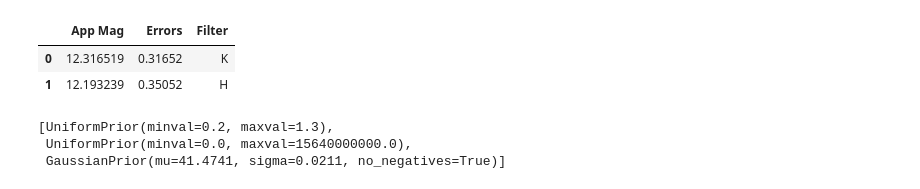
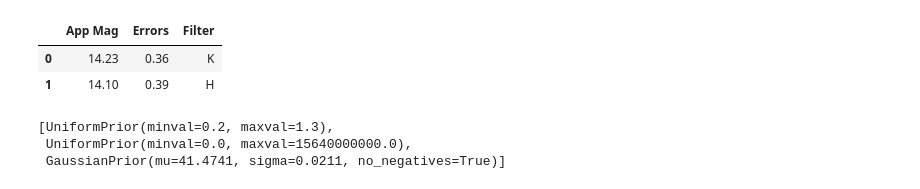
Before and after one commit to ziyyadali/COOLution, a Jupyter notebook: real_data.ipynb, the cells around one changed output. Saved outputs shown, nothing was run; the diff lists cells and outputs as text; code cells hidden in the pictures.

```diff
--- a/real_data.ipynb
+++ b/real_data.ipynb
@@ -7,14 +8,14 @@ from src.priors import *
 import corner.corner as corner
 # %%
-df1_data = {'App Mag': [12.31651922, 12.19323903],
-            'Errors': [0.31652, 0.35052],
+df1_data = {'App Mag': [14.23, 14.10],
+            'Errors': [0.36, 0.39],
             'Filter': ['K', 'H']}
 df1 = pd.DataFrame(df1_data)
 df1
 # %% [output]
 |  | App Mag | Errors | Filter |
-| 0 | 12.316519 | 0.31652 | K |
-| 1 | 12.193239 | 0.35052 | H |
+| 0 | 14.23 | 0.36 | K |
+| 1 | 14.10 | 0.39 | H |
 # %%
 s = System(df1, 41.4741, 0.0211)
 s.sys_priors
```
Also changed, not shown: parts of 7 cells of this notebook, 2 other files.
